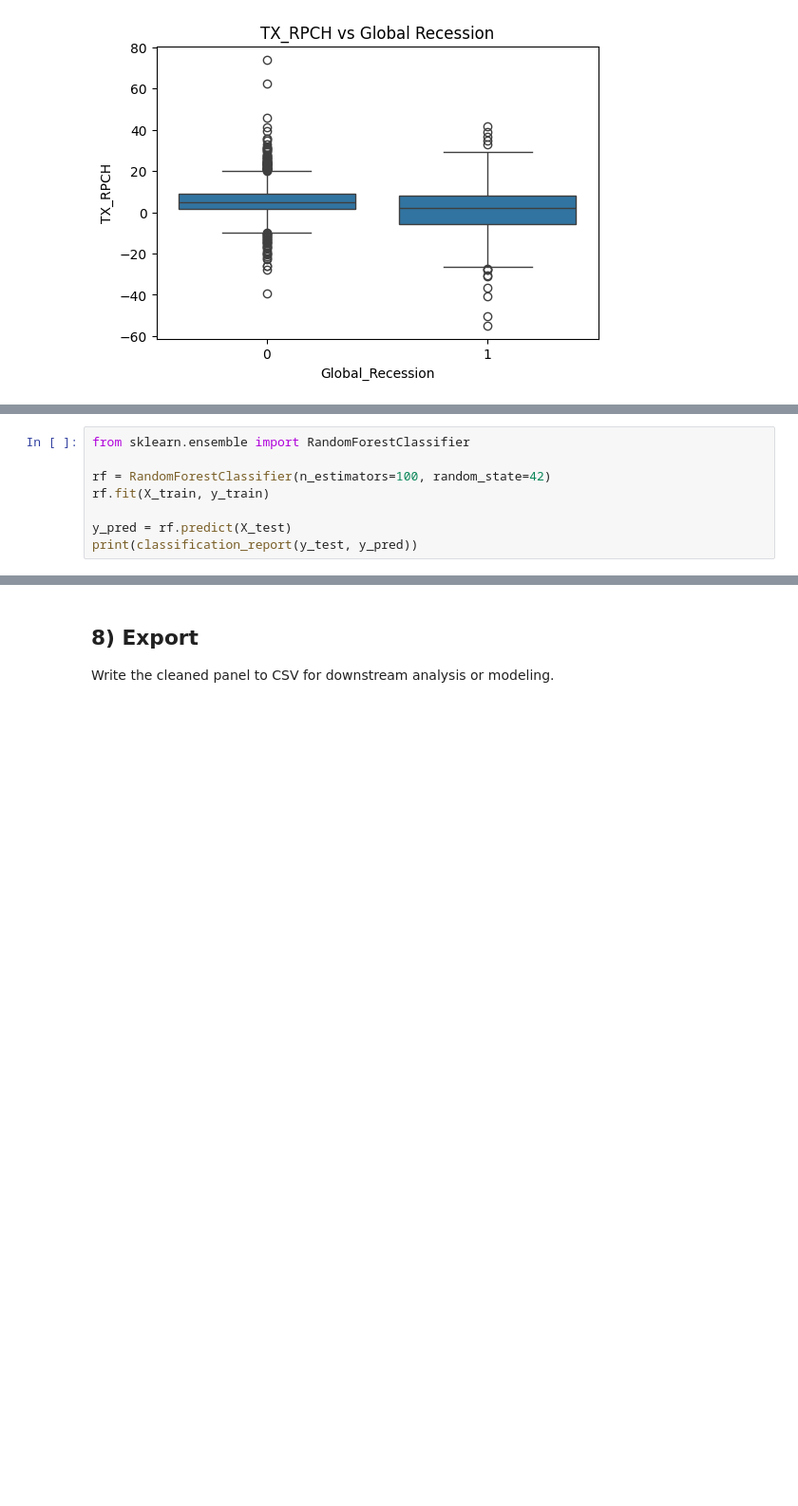
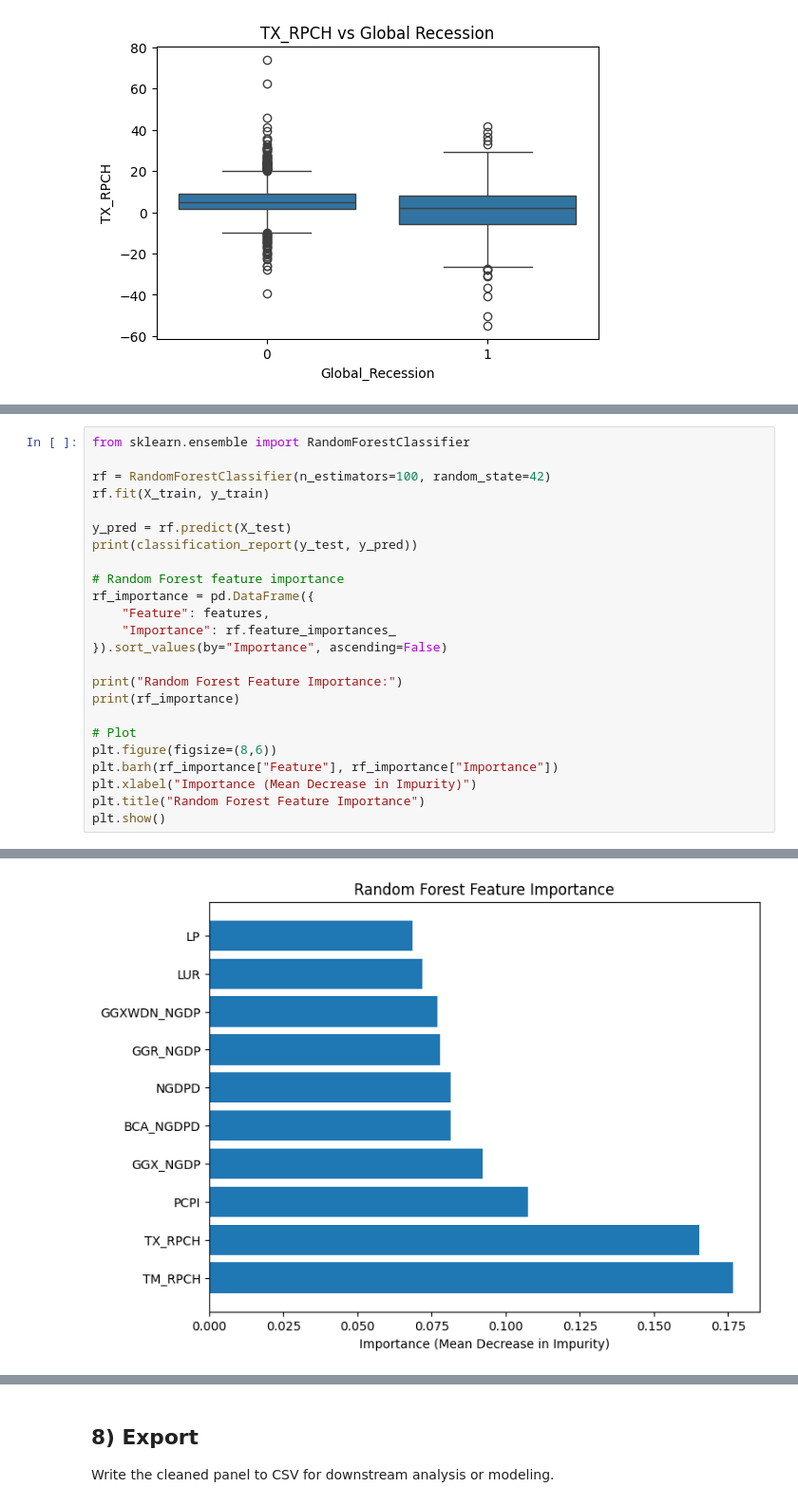
Before and after one commit to ningerdinger/Machine_Learning, a Jupyter notebook: economy.ipynb, the cells around one changed output, grey strips where cells are left out. Shown: that part at 95% size. Cells and saved outputs as stored; diff of their text form; blank space fills up the shorter version.

```diff
--- a/economy.ipynb
+++ b/economy.ipynb
@@ -346,6 +388,22 @@ rf.fit(X_train, y_train)
 
 y_pred = rf.predict(X_test)
 print(classification_report(y_test, y_pred))
+
+# Random Forest feature importance
+rf_importance = pd.DataFrame({
+    "Feature": features,
+    "Importance": rf.feature_importances_
+}).sort_values(by="Importance", ascending=False)
+
+print("Random Forest Feature Importance:")
+print(rf_importance)
+
+# Plot
+plt.figure(figsize=(8,6))
+plt.barh(rf_importance["Feature"], rf_importance["Importance"])
+plt.xlabel("Importance (Mean Decrease in Impurity)")
+plt.title("Random Forest Feature Importance")
+plt.show()
 # %% [output]
               precision    recall  f1-score   support
 
@@ -357,0 +425 @@ weighted avg       0.82      0.83      0.79       400
+[figure, added]
```
Also changed, not shown: parts of 8 cells of this notebook.
